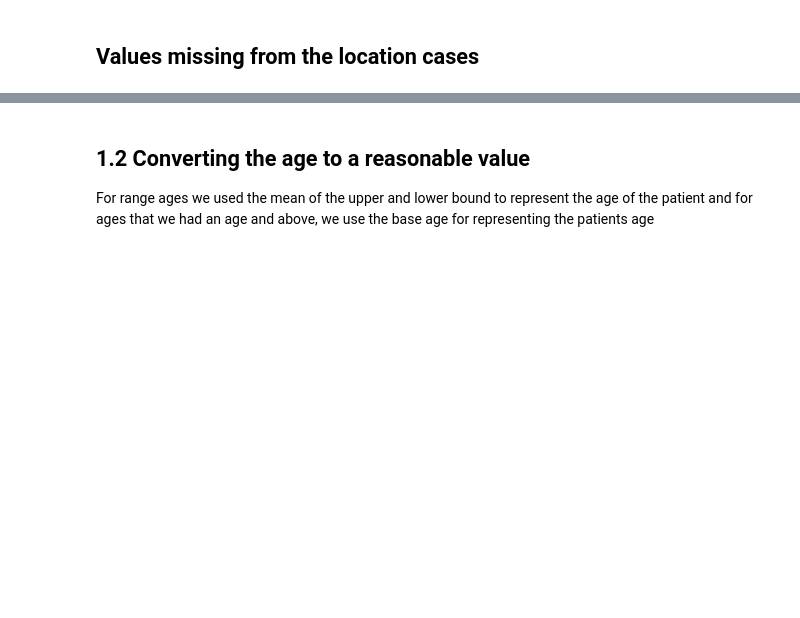
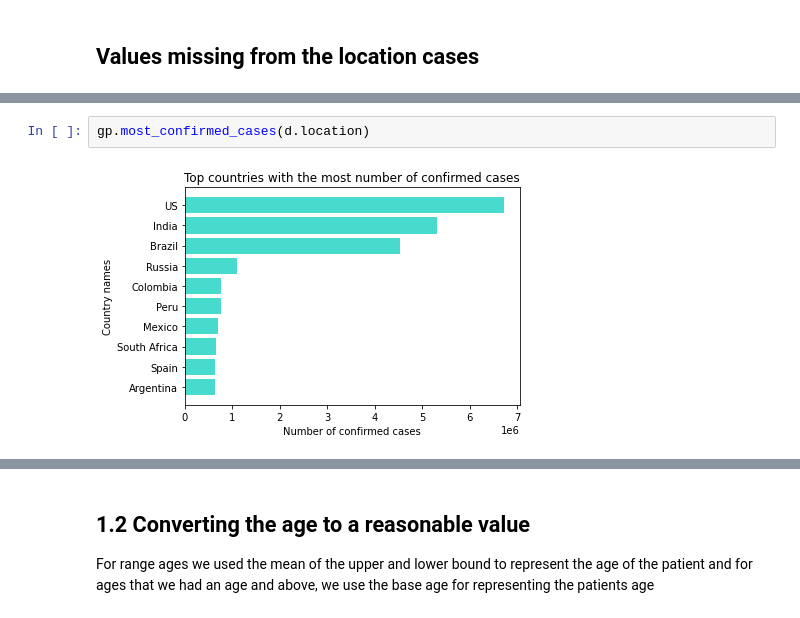
Before and after one commit to alhparsa/CMPT459-Project, a Jupyter notebook: Milestone_1.ipynb, the cells around one changed output, grey strips where cells are left out. Cells and saved outputs as stored; diff of their text form; blank space fills up the shorter version.

```diff
--- a/Milestone_1.ipynb
+++ b/Milestone_1.ipynb
@@ -125,0 +88,4 @@ Column Case-Fatality_Ratio has 48 values
+# %%
+gp.most_confirmed_cases(d.location)
+# %% [output]
+[figure, added]
```
Also changed, not shown: parts of 42 cells of this notebook, 12 other files.
